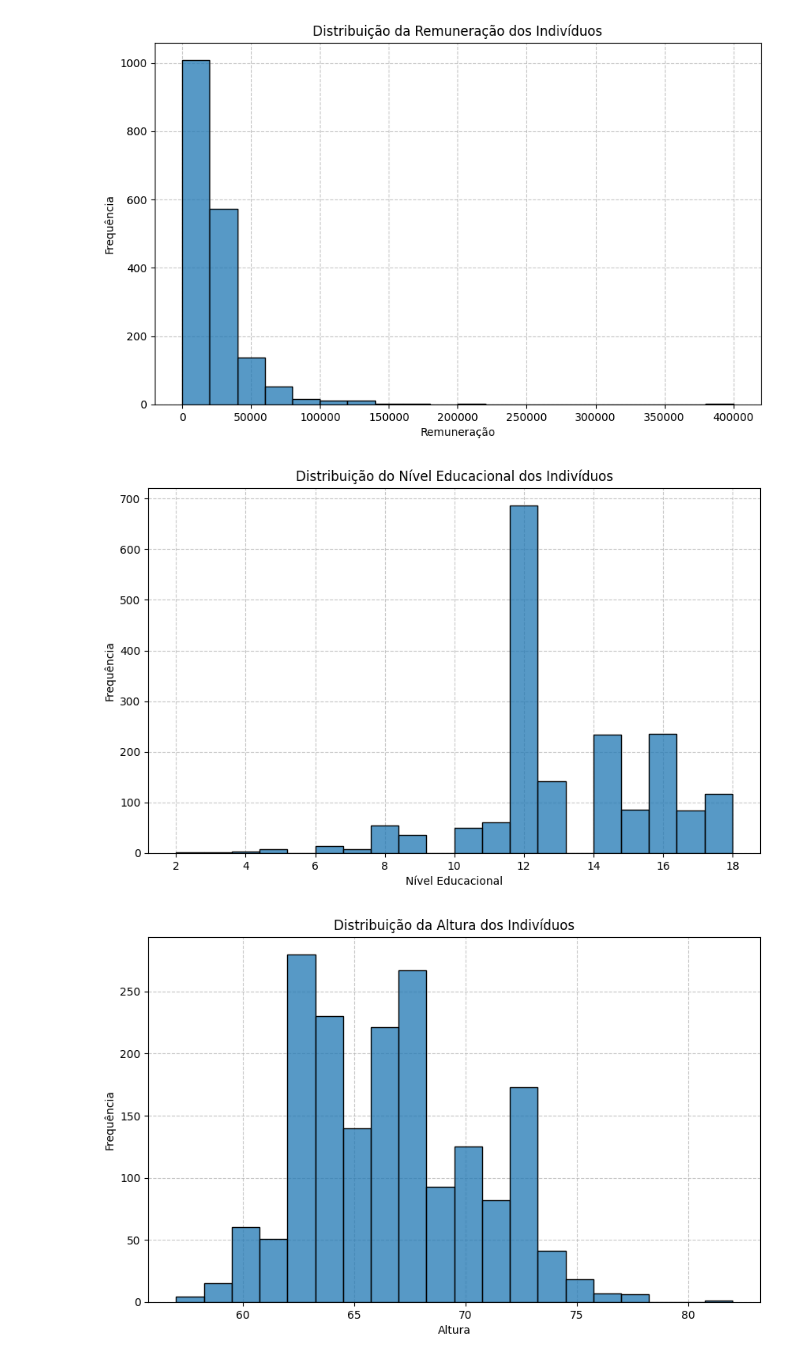
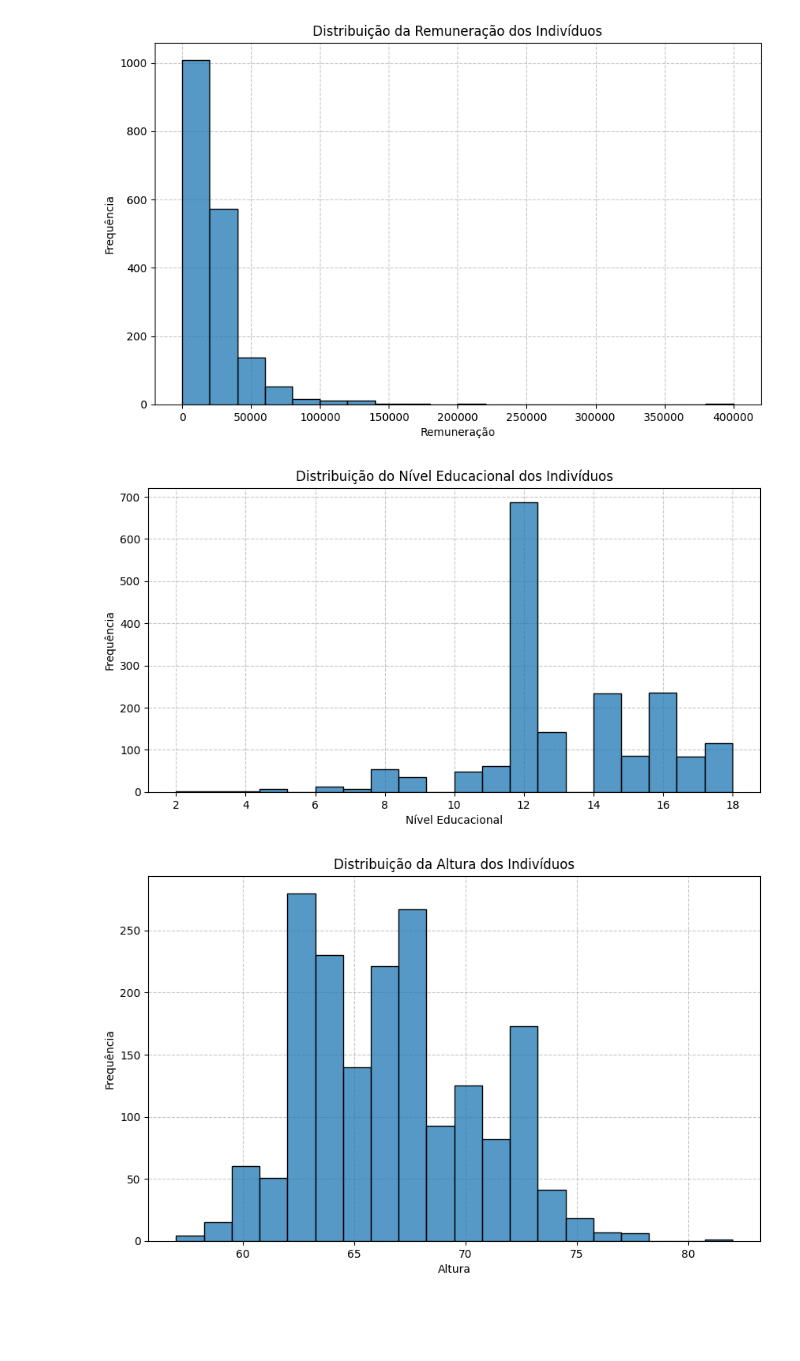
Before and after one commit to Breno-Azevedo/Statistical_Modeling, a Jupyter notebook: src/data_processing/eda.ipynb, the cells around one changed output. Cells and saved outputs as stored; diff of their text form; code cells hidden in the pictures; blank space fills up the shorter version.

```diff
--- a/src/data_processing/eda.ipynb
+++ b/src/data_processing/eda.ipynb
@@ -69,19 +83,19 @@ plt.show()
 # %% [output]
 [figure]
 # %%
-fig = plt.figure(figsize=(10, 6))
+fig = plt.figure(figsize=(10, 5))
 
 sns.histplot(data["education"], bins=20, zorder=5)
 plt.grid(linestyle="--", alpha=0.7, zorder=0)
 plt.xlabel("Nível Educacional")
 plt.ylabel("Frequência")
 plt.title("Distribuição do Nível Educacional dos Indivíduos")
 
 plt.savefig("../../images/eda/education_distribution.png")
 
 plt.show()
 # %% [output]
-[figure, old version]
+[figure, new version]
 # %%
 fig = plt.figure(figsize=(10, 6))
 
```
Also changed, not shown: parts of 8 cells of this notebook.
